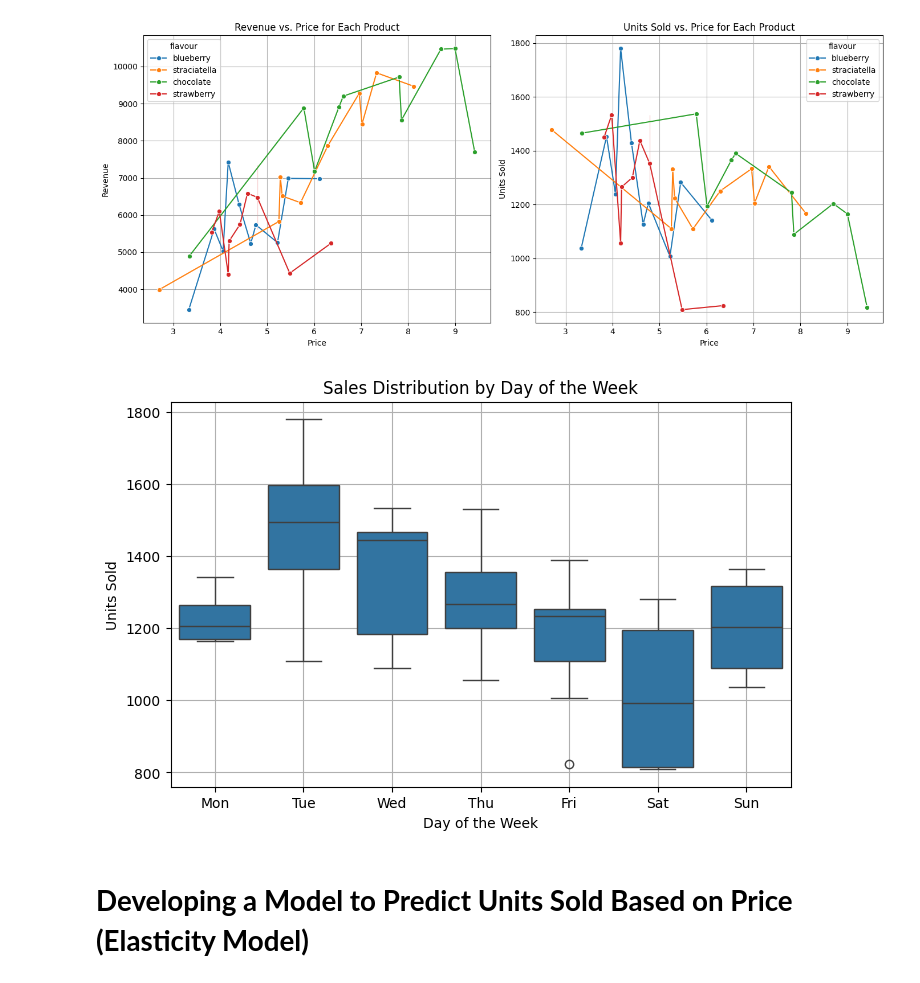
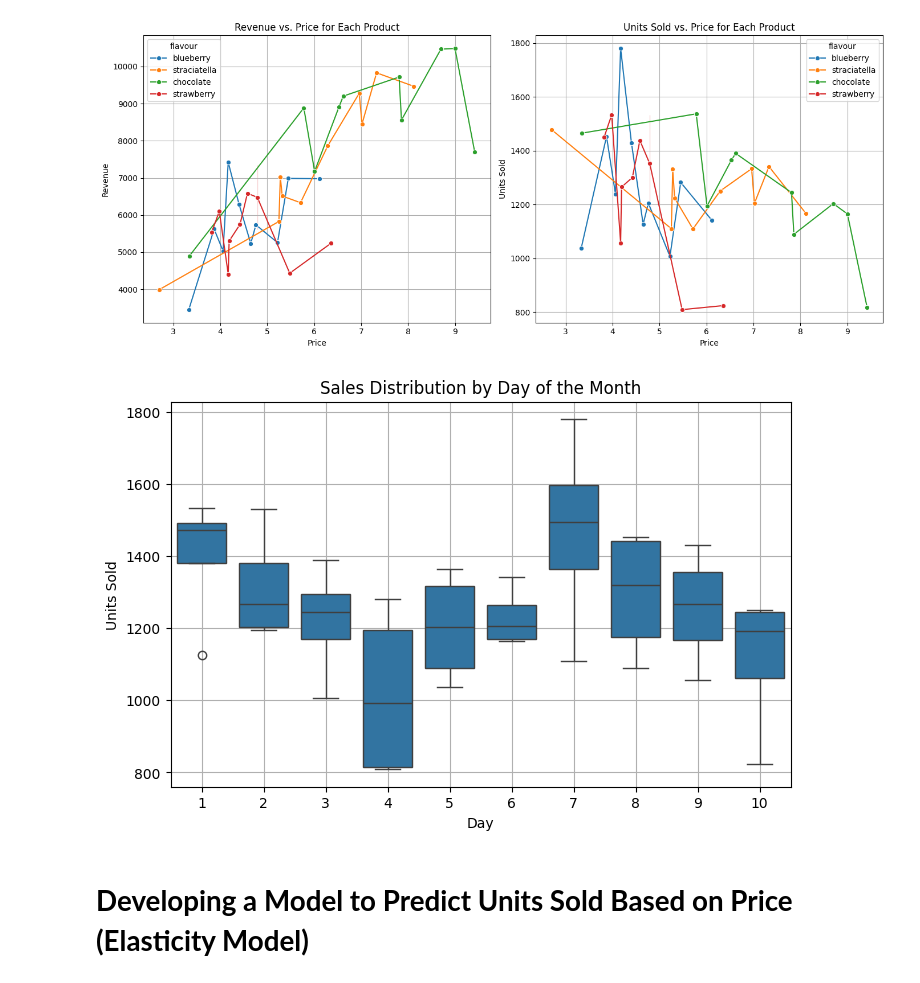
Before and after one commit to RasimBa/Mueller-Price-Optimisation, a Jupyter notebook: jupyter_files/Mueller Price Optimisation.ipynb, the cells around one changed output. Drawn from its saved outputs; the diff is of its cells as text; code cells hidden in the pictures.

```diff
--- a/jupyter_files/Mueller Price Optimisation.ipynb
+++ b/jupyter_files/Mueller Price Optimisation.ipynb
@@ -357,14 +357,14 @@ plt.show()
 [figure]
 # %%
 plt.figure(figsize=(8,5))
-sns.boxplot(data=mueller_df, x="day_of_week", y="units", order=["Mon", "Tue", "Wed", "Thu", "Fri", "Sat", "Sun"])
-plt.xlabel("Day of the Week")
+sns.boxplot(data=mueller_df, x="day", y="units")
+plt.xlabel("Day")
 plt.ylabel("Units Sold")
-plt.title("Sales Distribution by Day of the Week")
+plt.title("Sales Distribution by Day of the Month")
 plt.grid()
 plt.show()
 # %% [output]
-[figure, old version]
+[figure, new version]
 # %% [markdown]
 # **Developing a Model to Predict Units Sold Based on Price (Elasticity Model)**
 # %% [markdown]
```
Also changed, not shown: parts of 13 cells of this notebook.
